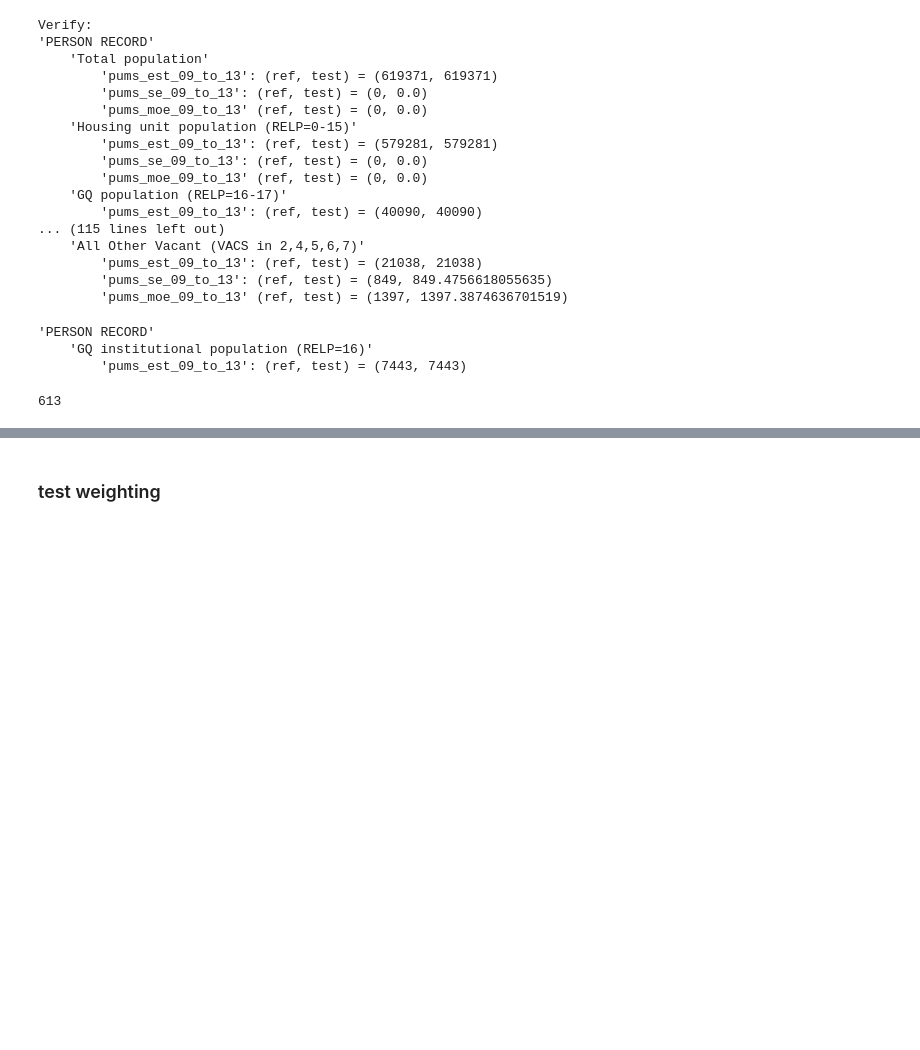
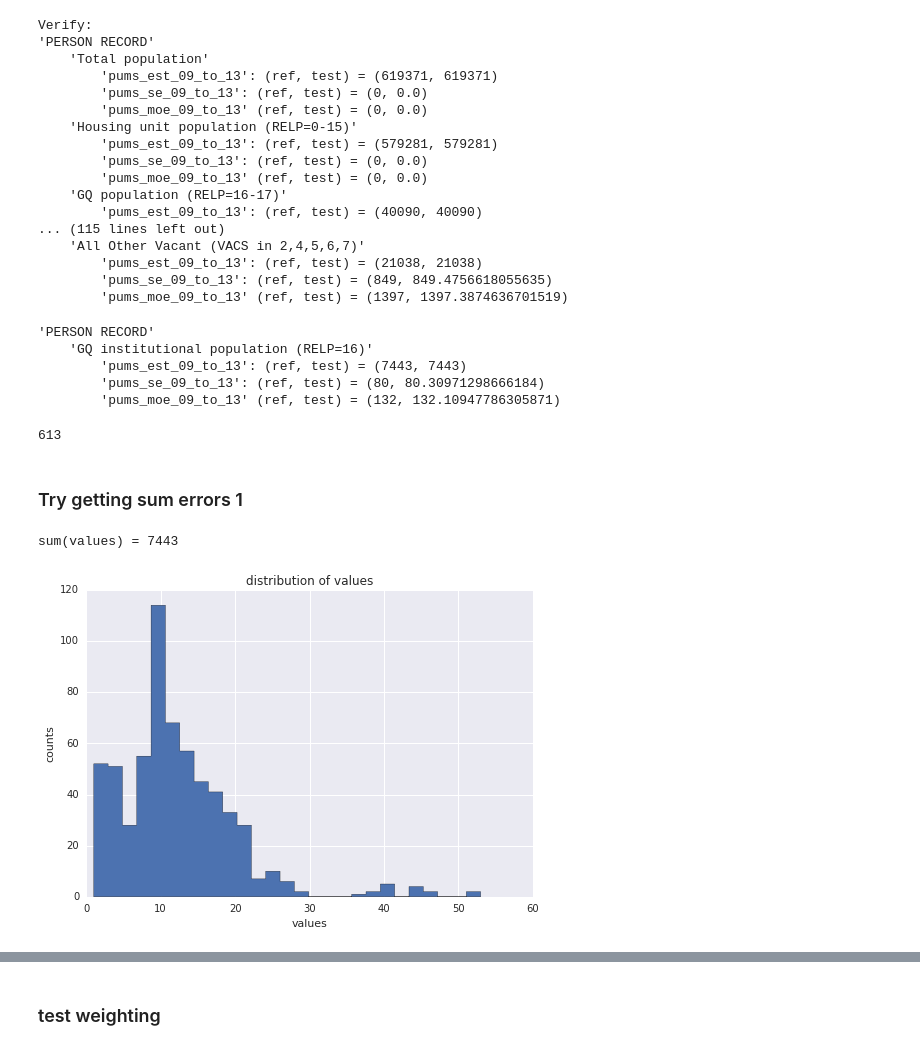
Before and after one commit to stharrold/stharrold.github.io, a Jupyter notebook: content/static/20151230-predict-household-income-from-census/20151230-predict-household-income-from-census.ipynb, the cells around one changed output, grey strips where cells are left out. Saved outputs shown, nothing was run; the diff lists cells and outputs as text; code cells hidden in the pictures; blank space fills up the shorter version.

```diff
--- a/content/static/20151230-predict-household-income-from-census/20151230-predict-household-income-from-census.ipynb
+++ b/content/static/20151230-predict-household-income-from-census/20151230-predict-household-income-from-census.ipynb
@@ -307,8 +309,8 @@ print("'{rt}'".format(rt=record_type))
 df = records_dfs[record_type]['dataframe']
 wt = records_dfs[record_type]['weight']
 wts = records_dfs[record_type]['replicate_weights']
+char = 'GQ institutional population (RELP=16)'
 print("    '{char}'".format(char=char))
-char = 'GQ institutional population (RELP=16)'
 tfmask_ref = dfe_dc['characteristic'] == char
 tfmask_test = eval(tfmask_test_strs[record_type][char])
 # Calculate an estimate ('est', also a "characteristic"),
@@ -319,8 +321,28 @@ ref_est = int(dfe_dc.loc[tfmask_ref, col].values[0].replace(',', ''))
 test_est = df.loc[tfmask_test, wt].sum()
 assert ref_est == test_est
 print("(ref, test) = {tup}".format(tup=(ref_est, test_est)))
+# Calculate a direct standard error ('se') using replicate weights '[P]WGTP[1-80]'.
+# http://www2.census.gov/programs-surveys/acs/tech_docs/pums/accuracy/2009_2013AccuracyPUMS.pdf
+# section 7, "Measuring Sampling Error"
+col = 'pums_se_09_to_13'
+print("        '{col}':".format(col=col), end=' ')
+ref_se = dfe_dc.loc[tfmask_ref, col].values[0]
+test_se = ((4/80)*((df.loc[tfmask_test, wts].sum() - test_est)**2).sum())**0.5
+assert np.isclose(ref_se, test_se, rtol=0, atol=1)
+print("(ref, test) = {tup}".format(tup=(ref_se, test_se)))
+# Calculate a margin of error ('moe') at the 90% confidence level (+/- 1.645 standard errors)
+# http://www2.census.gov/programs-surveys/acs/tech_docs/pums/accuracy/2009_2013AccuracyPUMS.pdf
+# section 7, "Measuring Sampling Error"
+col = 'pums_moe_09_to_13'
+print("        '{col}'".format(col=col), end=' ')
+ref_moe = dfe_dc.loc[tfmask_ref, col].values[0]
+test_moe = 1.645*test_se
+assert np.isclose(ref_moe, test_moe, rtol=0, atol=1)
+print("(ref, test) = {tup}".format(tup=(ref_moe, test_moe)))
 # %% [output]
 'PERSON RECORD'
     'GQ institutional population (RELP=16)'
         'pums_est_09_to_13': (ref, test) = (7443, 7443)
+        'pums_se_09_to_13': (ref, test) = (80, 80.30971298666184)
+        'pums_moe_09_to_13' (ref, test) = (132, 132.10947786305871)
 # %%
@@ -332,8 +352,23 @@ import matplotlib.pyplot as plt
+# %%
+import astroML.plotting as astroML_plt
+import seaborn as sns
+sns.set() # Set matplotlib styles with seaborn
+# %% [markdown]
+### Try getting sum errors 1
 # %%
-ser = df.loc[tfmask_test, wt]
-#num = tfmask_test.sum() # number of samples
-#num = int(1e3)
-# frac = 0.99 # fraction of samples
-pmf = ser.values / ser.sum()
+dist = df.loc[tfmask_test, wt]
+pmf = dist.values / dist.sum()
 assert np.isclose(np.sum(pmf), 1.0)
-fracs = [0.01, 0.1, 0.2, 0.5, 0.8, 0.9, 0.99]
+fracs = [0.01, 0.1, 0.2, 0.33, 0.5, 0.67, 0.8, 0.9, 0.99]
+print("sum(values) = {sm}".format(sm=dist.sum()))
+plt.title("distribution of values")
+astroML_plt.hist(
+    dist.values, bins='knuth', histtype='stepfilled',
+    color=sns.color_palette()[0])
+plt.xlabel('values')
+plt.ylabel('counts')
+plt.savefig(os.path.join(os.path.expanduser('~'), 'dist.png'))
+plt.show()
+# %% [output]
+sum(values) = 7443
+[figure, added]
```
Also changed, not shown: parts of 13 cells of this notebook.
